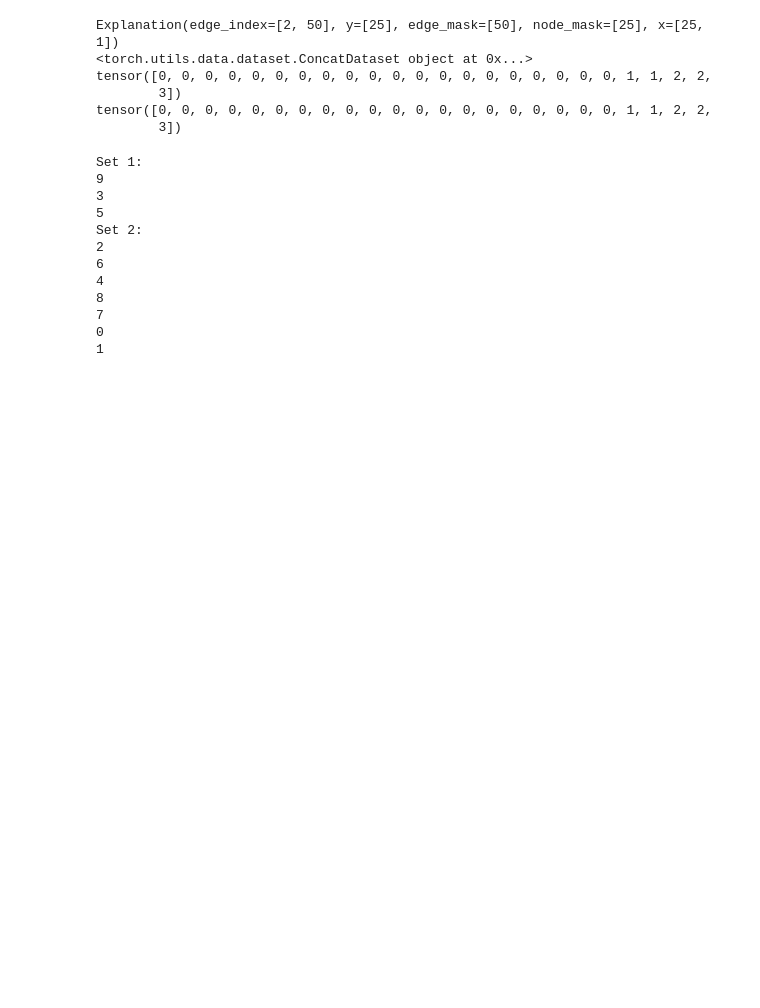
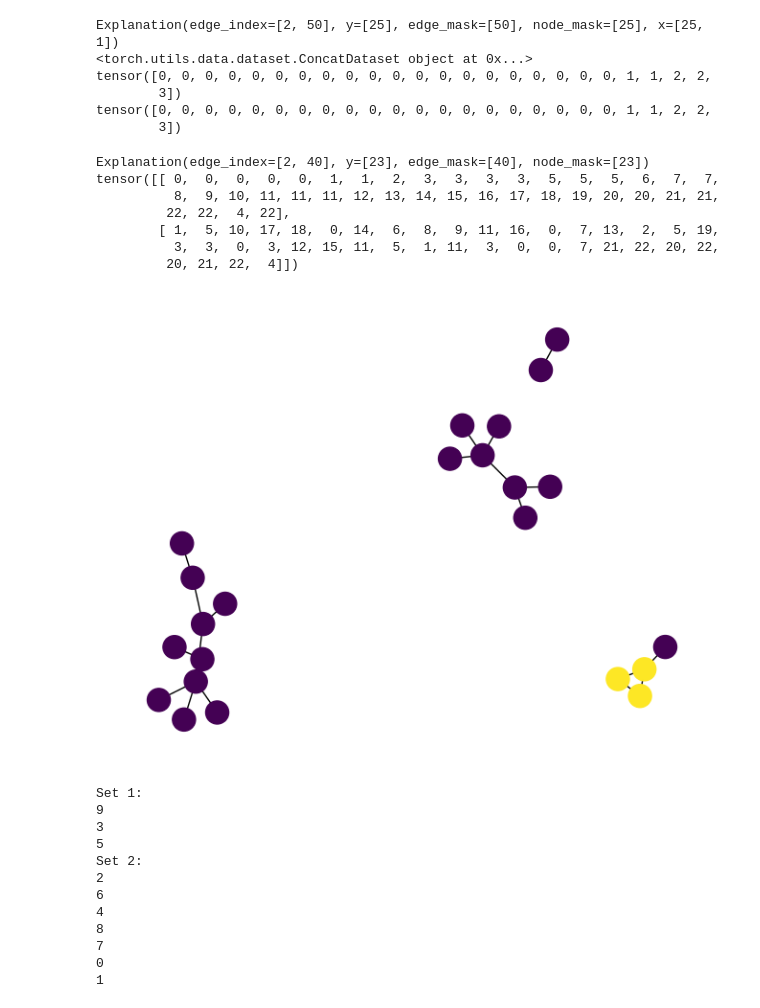
Before and after one commit to TrstnSch/BT-ML-PGESAT, a Jupyter notebook: code/PGExplainer/train_GraphGNN.ipynb, the cells around one changed output. Saved outputs shown, nothing was run; the diff lists cells and outputs as text; code cells hidden in the pictures; blank space fills up the shorter version.

```diff
--- a/code/PGExplainer/train_GraphGNN.ipynb
+++ b/code/PGExplainer/train_GraphGNN.ipynb
@@ -282,6 +280,33 @@ tensor([0, 0, 0, 0, 0, 0, 0, 0, 0, 0, 0, 0, 0, 0, 0, 0, 0, 0, 0, 0, 1, 1, 2, 2,
         3])
 tensor([0, 0, 0, 0, 0, 0, 0, 0, 0, 0, 0, 0, 0, 0, 0, 0, 0, 0, 0, 0, 1, 1, 2, 2,
         3])
+# %%
+dataset1 = ExplainerDataset(
+            graph_generator=BAGraph(20, 1),
+            motif_generator=HouseMotif(),
+            num_motifs=1,
+            num_graphs=1
+        )
+# %%
+print(dataset1[0])
+print(dataset1[0].edge_index)
+g = torch_geometric.utils.to_networkx(dataset1[0], to_undirected=True)
+
+colors = []
+
+for i, j in enumerate(dataset1[0].y):
+    colors.append([j.item()])
+
+nx.draw(g, node_color = colors)
+# %% [output]
+Explanation(edge_index=[2, 40], y=[23], edge_mask=[40], node_mask=[23])
+tensor([[ 0,  0,  0,  0,  0,  1,  1,  2,  3,  3,  3,  3,  5,  5,  5,  6,  7,  7,
+          8,  9, 10, 11, 11, 11, 12, 13, 14, 15, 16, 17, 18, 19, 20, 20, 21, 21,
+         22, 22,  4, 22],
+        [ 1,  5, 10, 17, 18,  0, 14,  6,  8,  9, 11, 16,  0,  7, 13,  2,  5, 19,
+          3,  3,  0,  3, 12, 15, 11,  5,  1, 11,  3,  0,  0,  7, 21, 22, 20, 22,
+         20, 21, 22,  4]])
+[figure, added]
 # %%
 generator1 = torch.Generator().manual_seed(42)
 generator2 = torch.Generator().manual_seed(42)
```
Also changed, not shown: parts of 7 cells of this notebook, 5 other files.
